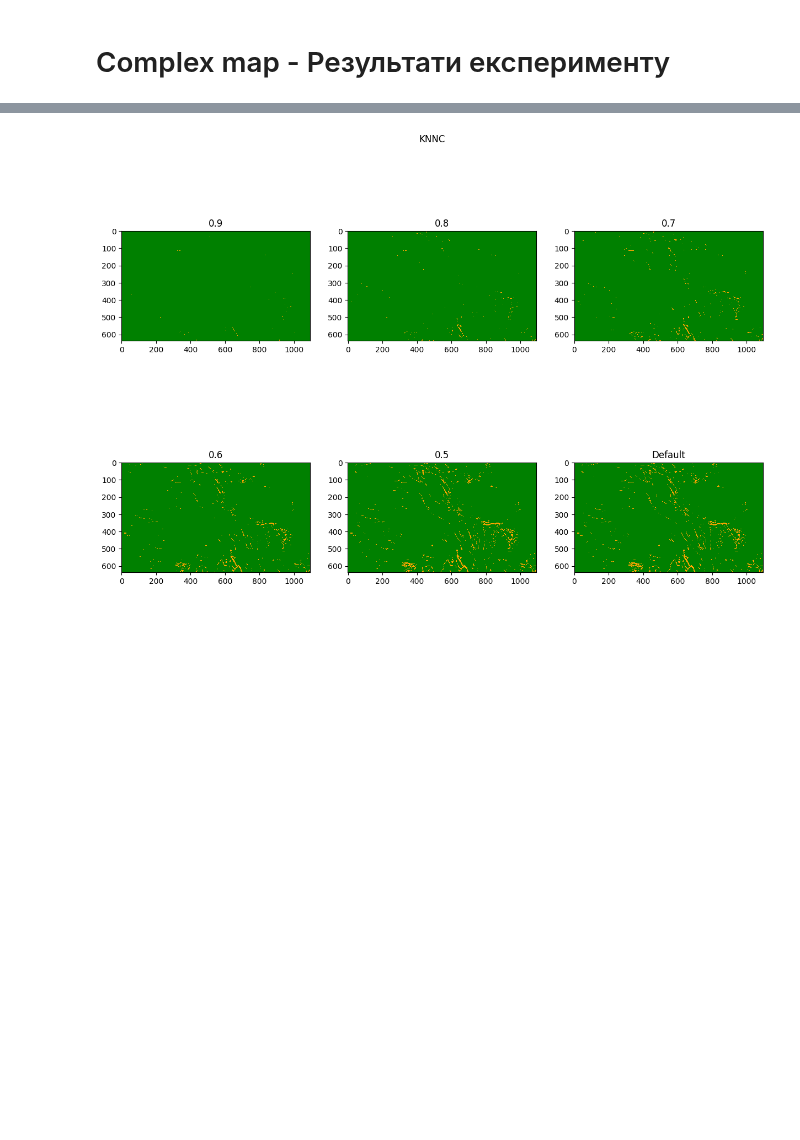
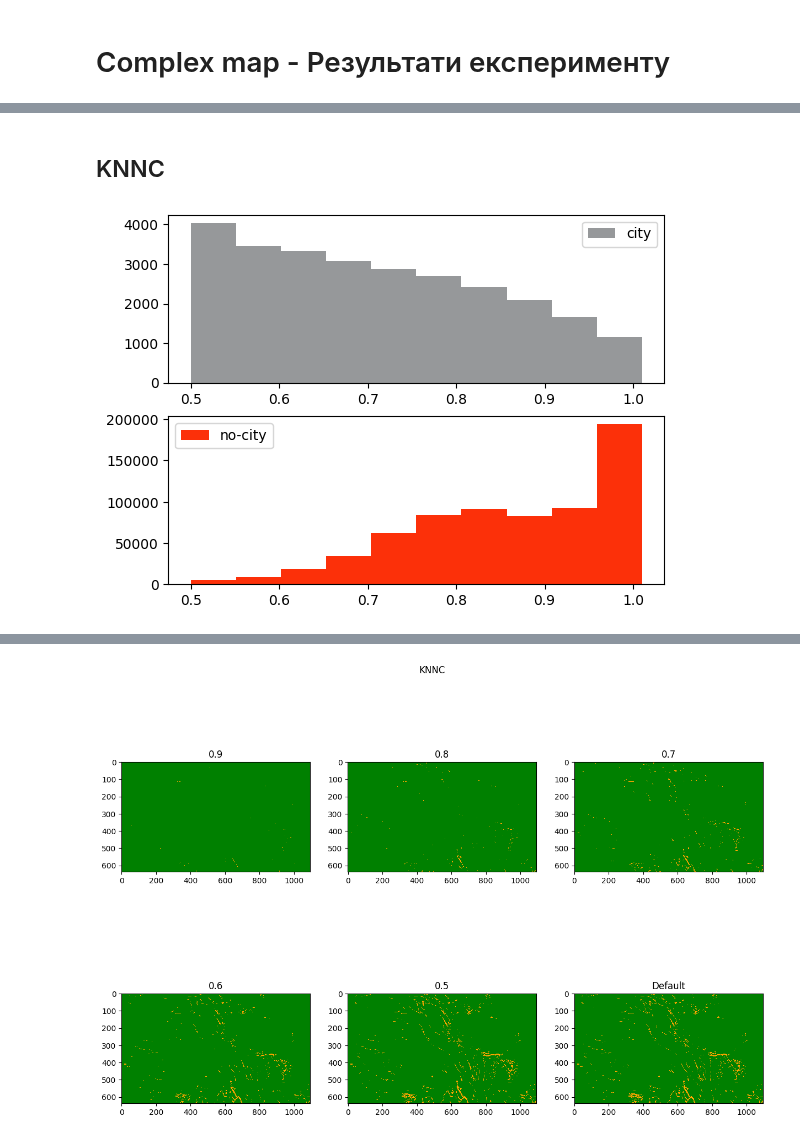
Before and after one commit to angpysha/Satellite_Imagery_Analysis, a Jupyter notebook: Classification/experiments/city_noncity_maps.ipynb, the cells around one changed output, grey strips where cells are left out. Cells and saved outputs as stored; diff of their text form; code cells hidden in the pictures; blank space fills up the shorter version.

```diff
--- a/Classification/experiments/city_noncity_maps.ipynb
+++ b/Classification/experiments/city_noncity_maps.ipynb
@@ -451,0 +460,6 @@ TypeError: 'NoneType' object is not iterable
+# %% [markdown]
+## KNNC
+# %%
+createHistGraph(predciton_proba, {'city': 1 ,'no-city' : 2})
+# %% [output]
+[figure, added]
```
Also changed, not shown: parts of 7 cells of this notebook, 1 other file.
